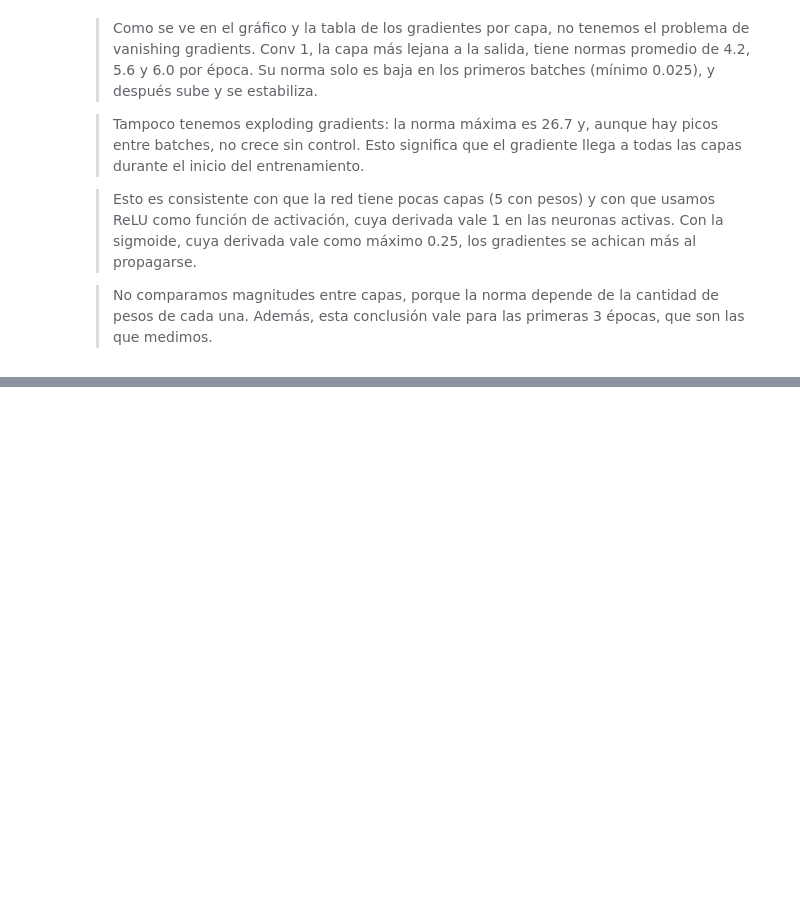
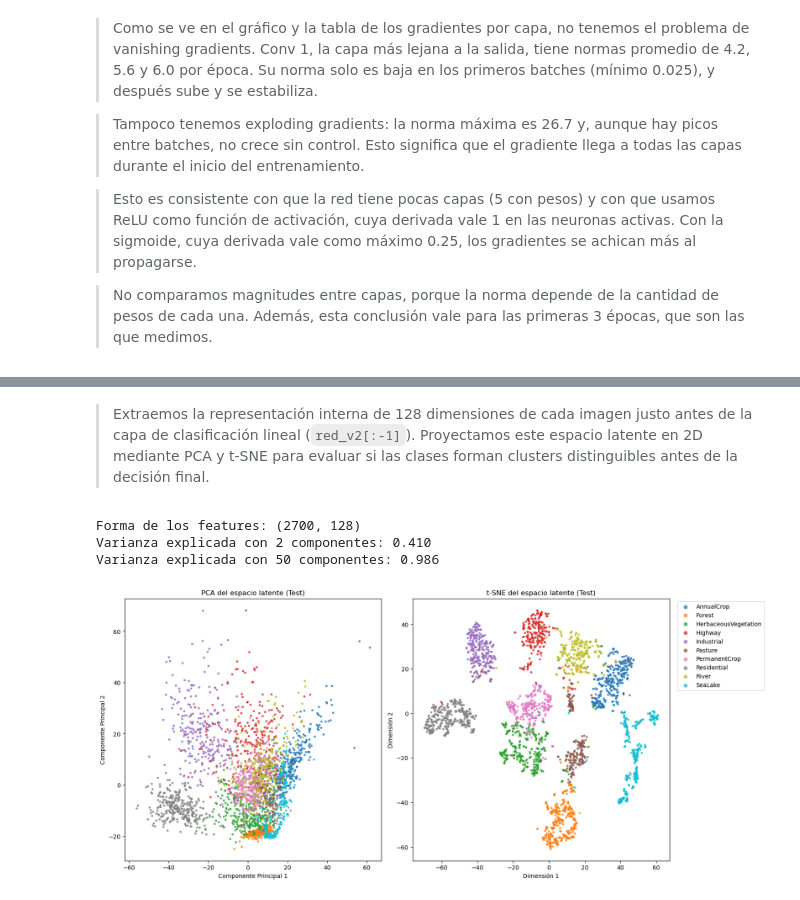
Before and after one commit to manuelferrario/tp3-redes-neuronales-EuroSAT, a Jupyter notebook: tp3.ipynb, the cells around one changed output, grey strips where cells are left out. Saved outputs shown, nothing was run; the diff lists cells and outputs as text; code cells hidden in the pictures; blank space fills up the shorter version.

```diff
--- a/tp3.ipynb
+++ b/tp3.ipynb
@@ -891,0 +887,67 @@ Linear 2   3.4526   2.9520   2.8029  1.0658  0.0941  10.1981
+# %% [markdown]
+> Extraemos la representación interna de 128 dimensiones de cada imagen justo antes de la capa de clasificación lineal (`red_v2[:-1]`). Proyectamos este espacio latente en 2D mediante PCA y t-SNE para evaluar si las clases forman clusters distinguibles antes de la decisión final.
+# %%
+import os
+# Evita el conflicto de hilos de OpenMP/PyTorch que crashea el kernel en scikit-learn
+os.environ["OMP_NUM_THREADS"] = "1"
+os.environ["OPENBLAS_NUM_THREADS"] = "1"
+os.environ["MKL_NUM_THREADS"] = "1"
+os.environ["VECLIB_MAXIMUM_THREADS"] = "1"
+os.environ["NUMEXPR_NUM_THREADS"] = "1"
+
+import gc
+from sklearn.decomposition import PCA
+from sklearn.manifold import TSNE
+
+# red_v2 sin su última capa lineal (vector latente de 128 características)
+extractor = red_v2[:-1]
+extractor.eval()
+
+features_list = []
+with torch.no_grad():
+    for x, y in test_loader:
+        salida = extractor(x)
+        features_list.append(salida.cpu())
+
+features = torch.cat(features_list, dim=0).numpy()
+print(f"Forma de los features: {features.shape}")
+
+# Limpiamos memoria intermedia
+del features_list
+gc.collect()
+
+# PCA a 50 dimensiones
+pca = PCA(n_components=50, random_state=0)
+features_pca = pca.fit_transform(features)
+
+print(f"Varianza explicada con 2 componentes: {pca.explained_variance_ratio_[:2].sum():.3f}")
+print(f"Varianza explicada con 50 componentes: {pca.explained_variance_ratio_.sum():.3f}")
+
+# t-SNE a 2 dimensiones (n_jobs=1 para evitar colisiones multihilo)
+tsne = TSNE(n_components=2, perplexity=30, random_state=0, n_jobs=1)
+coords_tsne = tsne.fit_transform(features_pca)
+
+# Gráfico comparativo
+fig, axs = plt.subplots(1, 2, figsize=(16, 7), constrained_layout=True)
+y_test_np = y_test.numpy() if isinstance(y_test, torch.Tensor) else y_test
+
+for i, clase in enumerate(clases):
+    filtro = (y_test_np == i)
+    axs[0].scatter(features_pca[filtro, 0], features_pca[filtro, 1], s=8, alpha=0.7, label=clase, color=plt.cm.tab10(i))
+    axs[1].scatter(coords_tsne[filtro, 0], coords_tsne[filtro, 1], s=8, alpha=0.7, label=clase, color=plt.cm.tab10(i))
+
+axs[0].set_title("PCA del espacio latente (Test)")
+axs[0].set_xlabel("Componente Principal 1")
+axs[0].set_ylabel("Componente Principal 2")
+
+axs[1].set_title("t-SNE del espacio latente (Test)")
+axs[1].set_xlabel("Dimensión 1")
+axs[1].set_ylabel("Dimensión 2")
+axs[1].legend(markerscale=2, bbox_to_anchor=(1.02, 1), loc="upper left")
+
+plt.show()
+# %% [output]
+Forma de los features: (2700, 128)
+Varianza explicada con 2 componentes: 0.410
+Varianza explicada con 50 componentes: 0.986
+[figure, added]
```
Also changed, not shown: parts of 29 cells of this notebook.
